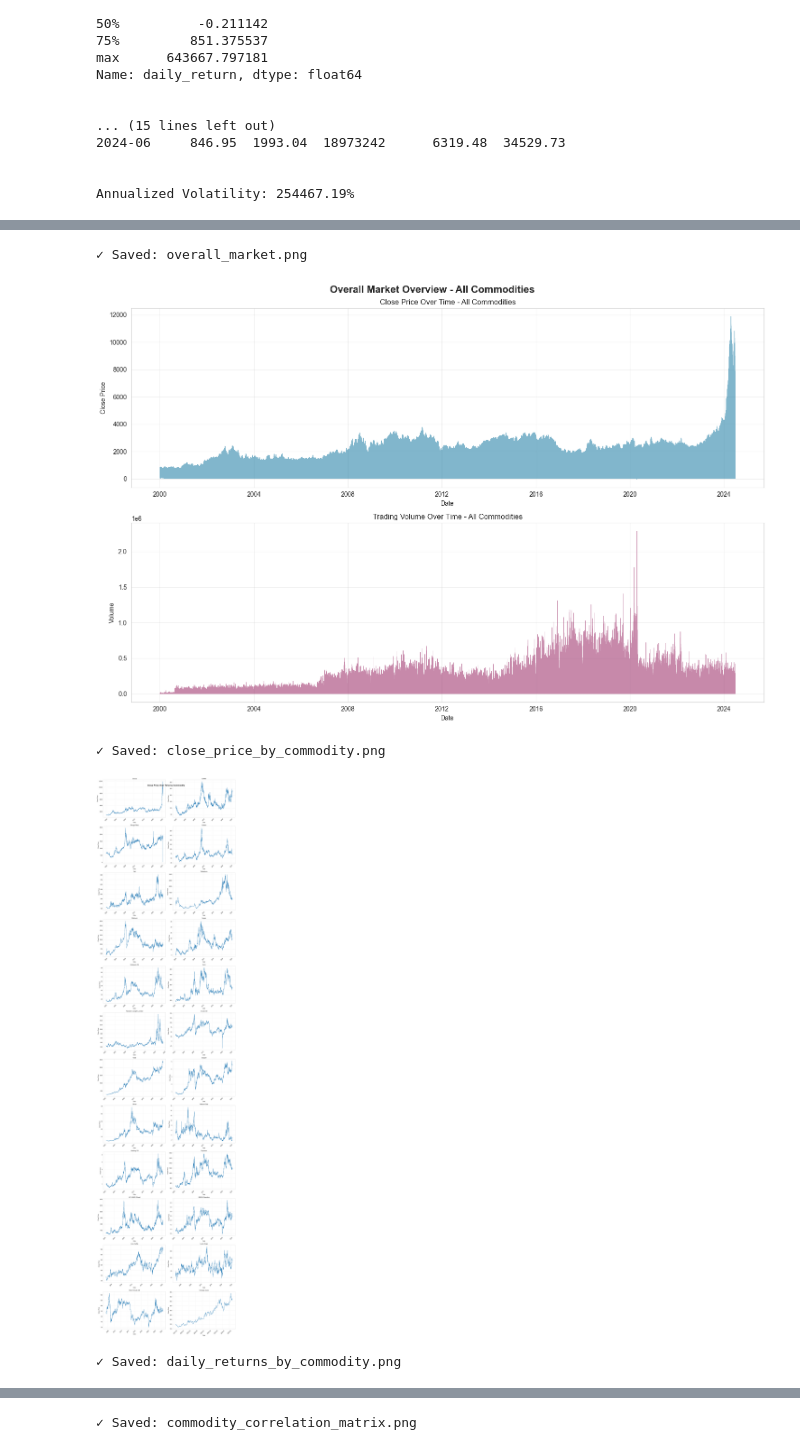
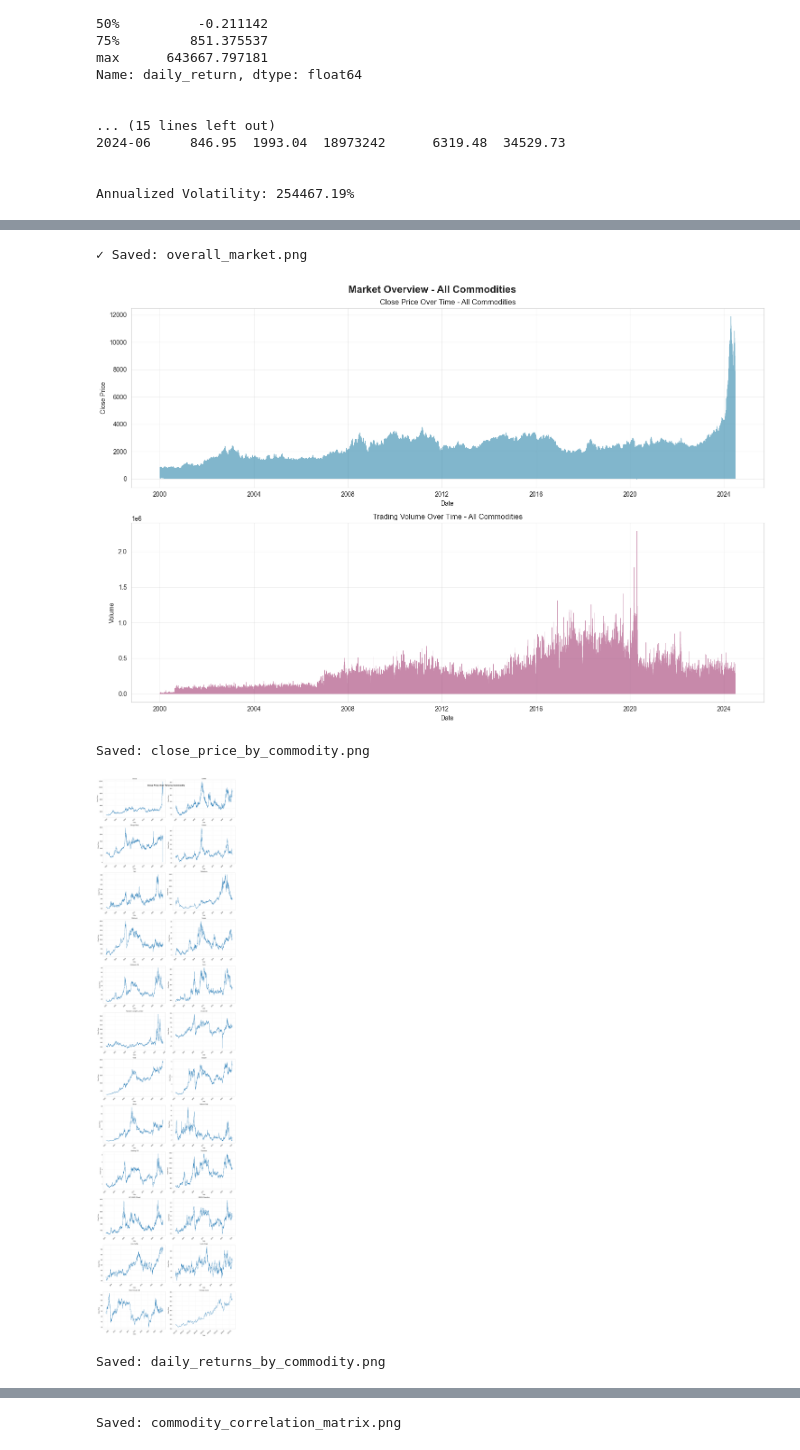
Before and after one commit to adbayre/Commodities-Price-Prediction, a Jupyter notebook: commodities_project.ipynb, the cells around one changed output, grey strips where cells are left out. Drawn from its saved outputs; the diff is of its cells as text; code cells hidden in the pictures.

```diff
--- a/commodities_project.ipynb
+++ b/commodities_project.ipynb
@@ -278,7 +278,7 @@ df = df.sort_values('date')
 
 # 1. Overall Volume and Close Price
 fig, axes = plt.subplots(2, 1, figsize=(15, 10))
-fig.suptitle('Overall Market Overview - All Commodities', fontsize=16, fontweight='bold')
+fig.suptitle('Market Overview - All Commodities', fontsize=16, fontweight='bold')
 
 # Close price over time (all commodities)
 axes[0].plot(df['date'], df['close'], linewidth=0.5, color='#2E86AB', alpha=0.6)
@@ -330,7 +330,7 @@ if 'commodity' in df.columns:
 
     plt.tight_layout()
     plt.savefig('close_price_by_commodity.png', dpi=300, bbox_inches='tight')
-    print("✓ Saved: close_price_by_commodity.png")
+    print("Saved: close_price_by_commodity.png")
     plt.show()
 
 # 3. Daily Returns by Commodity
@@ -376,41 +376,41 @@ if 'commodity' in df.columns:
         axes[idx].set_visible(False)
 
     plt.tight_layout()
     plt.savefig('daily_returns_by_commodity.png', dpi=300, bbox_inches='tight')
-    print("✓ Saved: daily_returns_by_commodity.png")
+    print("Saved: daily_returns_by_commodity.png")
     plt.show()
 
 # 4. Correlation Matrix of Close Prices by Commodity
 if 'commodity' in df.columns:
     # Pivot to get close prices for each commodity over time
     price_pivot = df.pivot_table(
         values='close',
         index='date',
         columns='commodity'
     )
 
     # Calculate correlation
     correlation_matrix = price_pivot.corr()
 
     plt.figure(figsize=(16, 16))
     sns.heatmap(correlation_matrix, annot=True, cmap='coolwarm', center=0,
                 square=True, linewidths=1, fmt='.3f', cbar_kws={'label': 'Correlation'})
     plt.title('Correlation Matrix - Close Prices by Commodity', fontsize=16, fontweight='bold')
     plt.tight_layout()
     plt.savefig('commodity_correlation_matrix.png', dpi=300, bbox_inches='tight')
-    print("✓ Saved: commodity_correlation_matrix.png")
+    print("Saved: commodity_correlation_matrix.png")
     plt.show()
 
     print("\n\nCorrelation Matrix Values:")
     print(correlation_matrix.round(3))
 # %% [output]
 ✓ Saved: overall_market.png
-[figure, old version]
+[figure, new version]
-✓ Saved: close_price_by_commodity.png
+Saved: close_price_by_commodity.png
 [figure]
-✓ Saved: daily_returns_by_commodity.png
+Saved: daily_returns_by_commodity.png
 [figure]
-✓ Saved: commodity_correlation_matrix.png
+Saved: commodity_correlation_matrix.png
 [figure]
 Correlation Matrix Values:
 commodity             Brent Crude Oil  Cocoa  Coffee  Copper   Corn  Cotton  \
```
Also changed, not shown: parts of 4 cells of this notebook, 4 other files.
